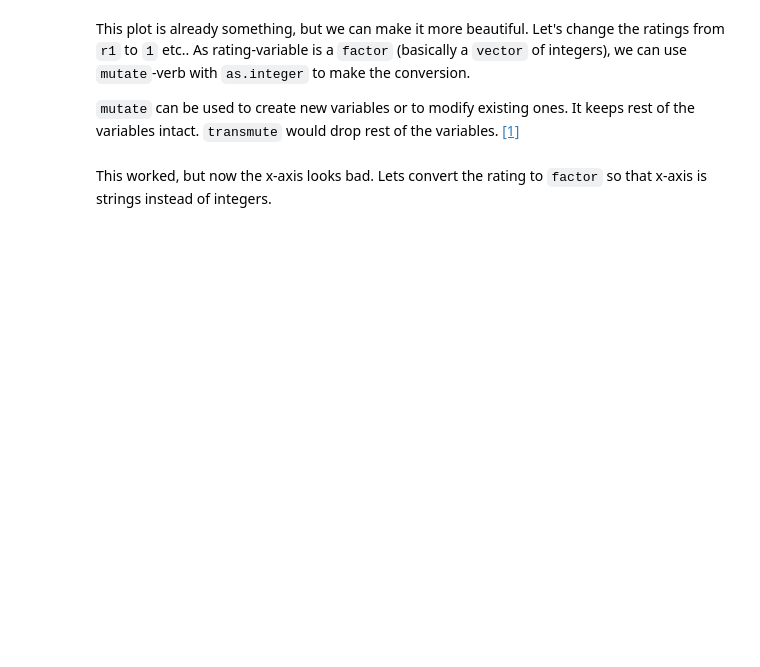
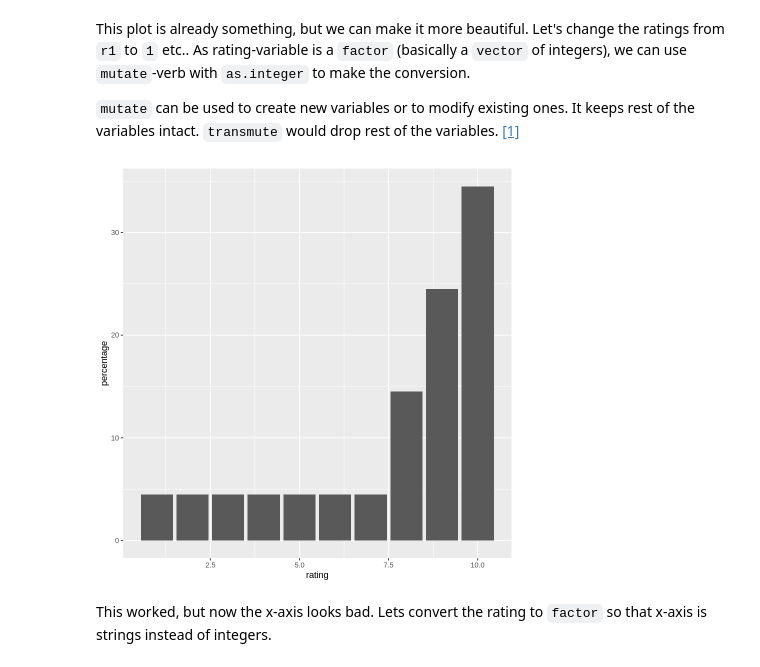
Before and after one commit to AaltoSciComp/python-r-data-analysis-course, a Jupyter notebook: r/01_Introduction_to_R.ipynb, the cells around one changed output. Saved outputs shown, nothing was run; the diff lists cells and outputs as text; code cells hidden in the pictures; blank space fills up the shorter version.

```diff
--- a/r/01_Introduction_to_R.ipynb
+++ b/r/01_Introduction_to_R.ipynb
@@ -215,11 +317,13 @@ This plot is already something, but we can make it more beautiful. Let's change
 # %%
 movies %>%
     filter(title == 'Matrix, The') %>%
-    select(num_range('r',1:10)) %>%
+    select(r1:r10) %>%
     gather(key='rating',value='percentage',factor_key=T) %>%
     mutate(rating=as.integer(rating)) %>%
     ggplot(aes(x=rating,y=percentage)) +
             geom_col()
+# %% [output]
+[figure, added]
 # %% [markdown]
 This worked, but now the x-axis looks bad. Lets convert the rating to `factor` so that x-axis is strings instead of integers.
 # %%
```
Also changed, not shown: parts of 27 cells of this notebook, 1 other file.
